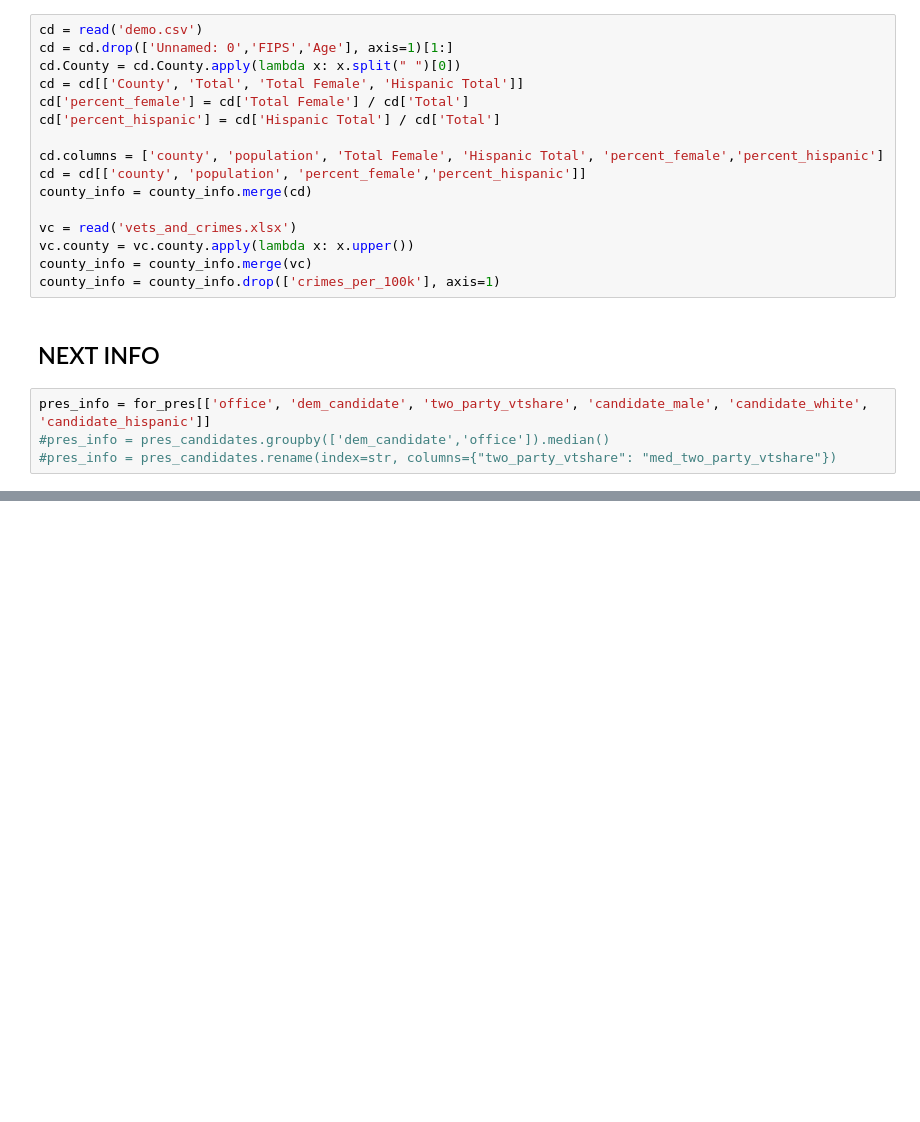
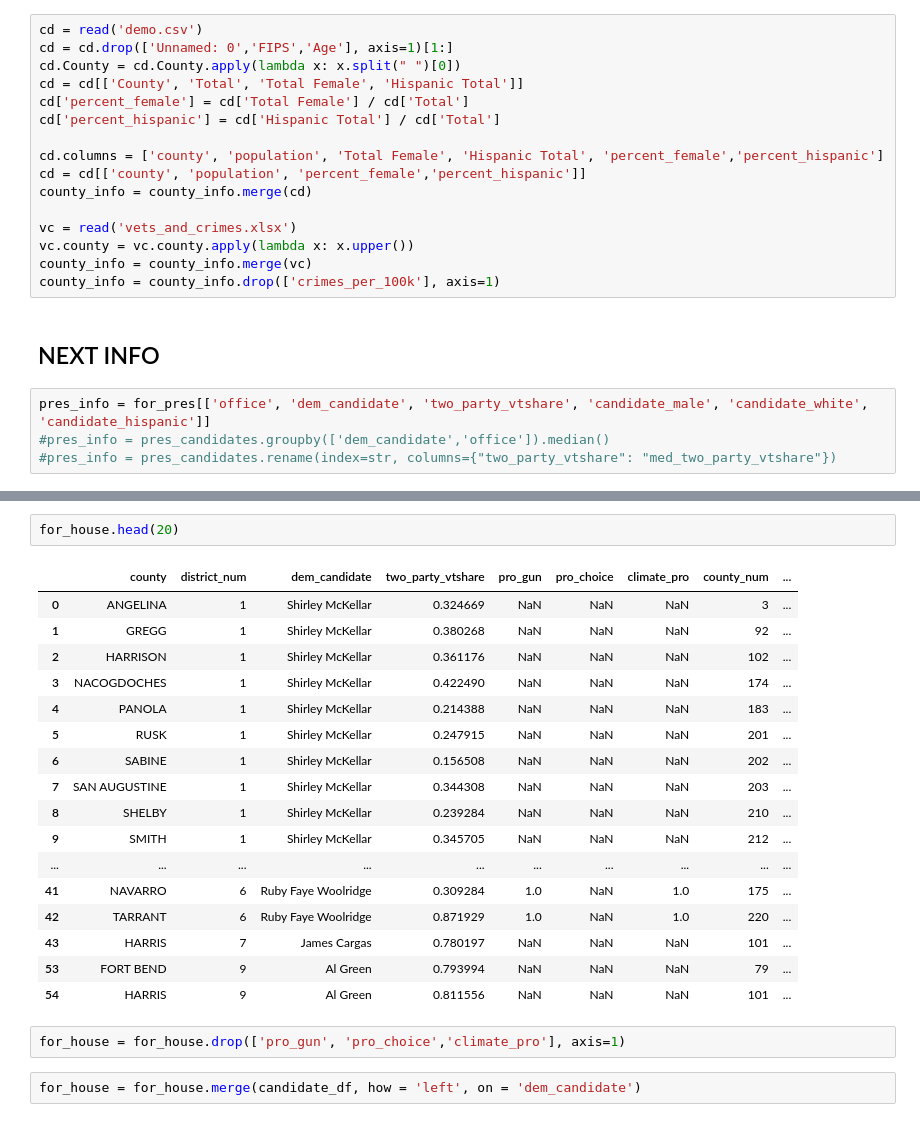
Before and after one commit to sghoseWI/Election-Analytics, a Jupyter notebook: model2.ipynb, the cells around one changed output, grey strips where cells are left out. Saved outputs shown, nothing was run; the diff lists cells and outputs as text; blank space fills up the shorter version.

```diff
--- a/model2.ipynb
+++ b/model2.ipynb
@@ -73,0 +79,24 @@ house_info.shape
+# %%
+for_house.head(20)
+# %% [output]
+|  | county | district_num | dem_candidate | two_party_vtshare | pro_gun | pro_choice | climate_pro | county_num | ... |
+| 0 | ANGELINA | 1 | Shirley McKellar | 0.324669 | NaN | NaN | NaN | 3 | ... |
+| 1 | GREGG | 1 | Shirley McKellar | 0.380268 | NaN | NaN | NaN | 92 | ... |
+| 2 | HARRISON | 1 | Shirley McKellar | 0.361176 | NaN | NaN | NaN | 102 | ... |
+| 3 | NACOGDOCHES | 1 | Shirley McKellar | 0.422490 | NaN | NaN | NaN | 174 | ... |
+| 4 | PANOLA | 1 | Shirley McKellar | 0.214388 | NaN | NaN | NaN | 183 | ... |
+| 5 | RUSK | 1 | Shirley McKellar | 0.247915 | NaN | NaN | NaN | 201 | ... |
+| 6 | SABINE | 1 | Shirley McKellar | 0.156508 | NaN | NaN | NaN | 202 | ... |
+| 7 | SAN AUGUSTINE | 1 | Shirley McKellar | 0.344308 | NaN | NaN | NaN | 203 | ... |
+| 8 | SHELBY | 1 | Shirley McKellar | 0.239284 | NaN | NaN | NaN | 210 | ... |
+| 9 | SMITH | 1 | Shirley McKellar | 0.345705 | NaN | NaN | NaN | 212 | ... |
+| ... | ... | ... | ... | ... | ... | ... | ... | ... | ... |
+| 41 | NAVARRO | 6 | Ruby Faye Woolridge | 0.309284 | 1.0 | NaN | 1.0 | 175 | ... |
+| 42 | TARRANT | 6 | Ruby Faye Woolridge | 0.871929 | 1.0 | NaN | 1.0 | 220 | ... |
+| 43 | HARRIS | 7 | James Cargas | 0.780197 | NaN | NaN | NaN | 101 | ... |
+| 53 | FORT BEND | 9 | Al Green | 0.793994 | NaN | NaN | NaN | 79 | ... |
+| 54 | HARRIS | 9 | Al Green | 0.811556 | NaN | NaN | NaN | 101 | ... |
+# %%
+for_house = for_house.drop(['pro_gun', 'pro_choice','climate_pro'], axis=1)
+# %%
+for_house = for_house.merge(candidate_df, how = 'left', on = 'dem_candidate')
```
Also changed, not shown: parts of 17 cells of this notebook.
